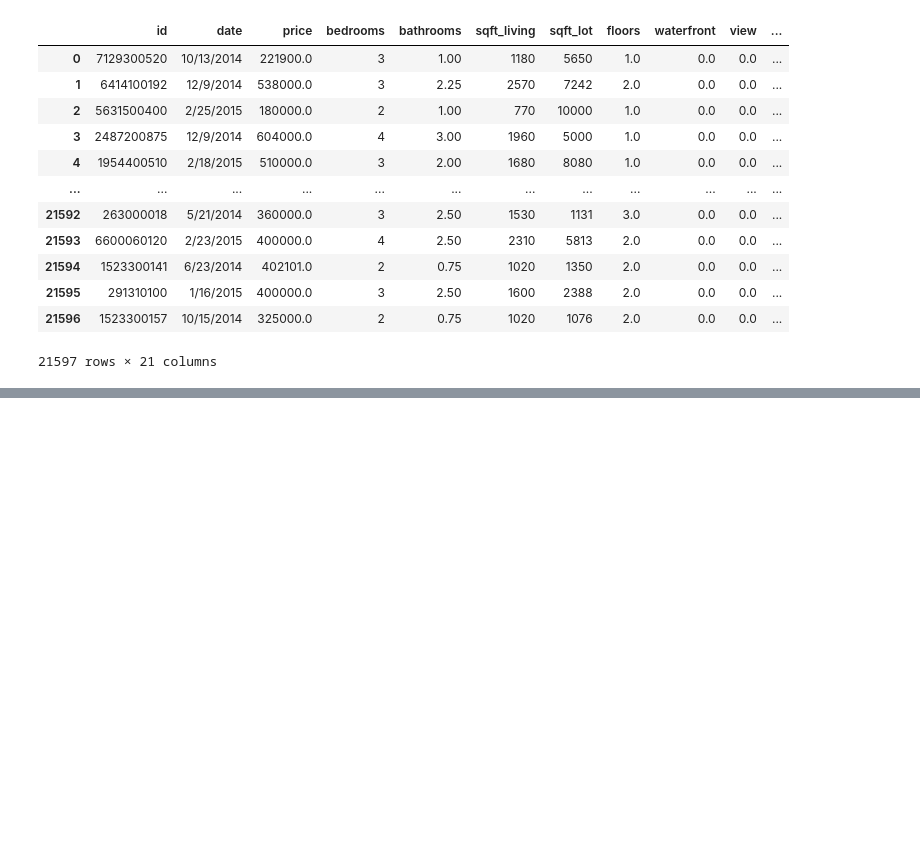
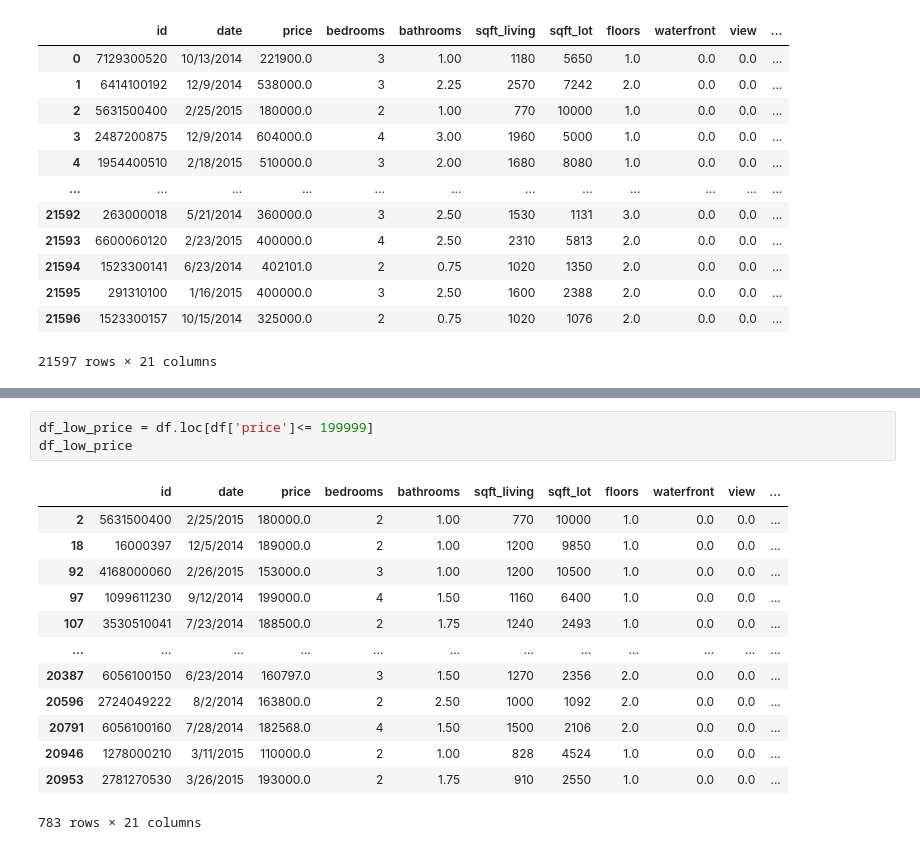
Before and after one commit to Joshua-Hill-Science/linear_regression_project, a Jupyter notebook: notebooks/exploratory/Hayden/linear_regression_working_notebook.ipynb, the cells around one changed output, grey strips where cells are left out. Drawn from its saved outputs; the diff is of its cells as text; blank space fills up the shorter version.

Commit message:
separating the dataframe into lower, middle, and higher price range

```diff
--- a/notebooks/exploratory/Hayden/linear_regression_working_notebook.ipynb
+++ b/notebooks/exploratory/Hayden/linear_regression_working_notebook.ipynb
@@ -171,3 +171,20 @@ Notes:
 [1] Standard Errors assume that the covariance matrix of the errors is correctly specified.
 [2] The condition number is large, 2.14e+08. This might indicate that there are
 strong multicollinearity or other numerical problems.
+# %%
+df_low_price = df.loc[df['price']<= 199999]
+df_low_price
+# %% [output]
+|  | id | date | price | bedrooms | bathrooms | sqft_living | sqft_lot | floors | waterfront | view | ... |
+| 2 | 5631500400 | 2/25/2015 | 180000.0 | 2 | 1.00 | 770 | 10000 | 1.0 | 0.0 | 0.0 | ... |
+| 18 | 16000397 | 12/5/2014 | 189000.0 | 2 | 1.00 | 1200 | 9850 | 1.0 | 0.0 | 0.0 | ... |
+| 92 | 4168000060 | 2/26/2015 | 153000.0 | 3 | 1.00 | 1200 | 10500 | 1.0 | 0.0 | 0.0 | ... |
+| 97 | 1099611230 | 9/12/2014 | 199000.0 | 4 | 1.50 | 1160 | 6400 | 1.0 | 0.0 | 0.0 | ... |
+| 107 | 3530510041 | 7/23/2014 | 188500.0 | 2 | 1.75 | 1240 | 2493 | 1.0 | 0.0 | 0.0 | ... |
+| ... | ... | ... | ... | ... | ... | ... | ... | ... | ... | ... | ... |
+| 20387 | 6056100150 | 6/23/2014 | 160797.0 | 3 | 1.50 | 1270 | 2356 | 2.0 | 0.0 | 0.0 | ... |
+| 20596 | 2724049222 | 8/2/2014 | 163800.0 | 2 | 2.50 | 1000 | 1092 | 2.0 | 0.0 | 0.0 | ... |
+| 20791 | 6056100160 | 7/28/2014 | 182568.0 | 4 | 1.50 | 1500 | 2106 | 2.0 | 0.0 | 0.0 | ... |
+| 20946 | 1278000210 | 3/11/2015 | 110000.0 | 2 | 1.00 | 828 | 4524 | 1.0 | 0.0 | 0.0 | ... |
+| 20953 | 2781270530 | 3/26/2015 | 193000.0 | 2 | 1.75 | 910 | 2550 | 1.0 | 0.0 | 0.0 | ... |
+783 rows × 21 columns
```
Also changed, not shown: parts of 7 cells of this notebook.
